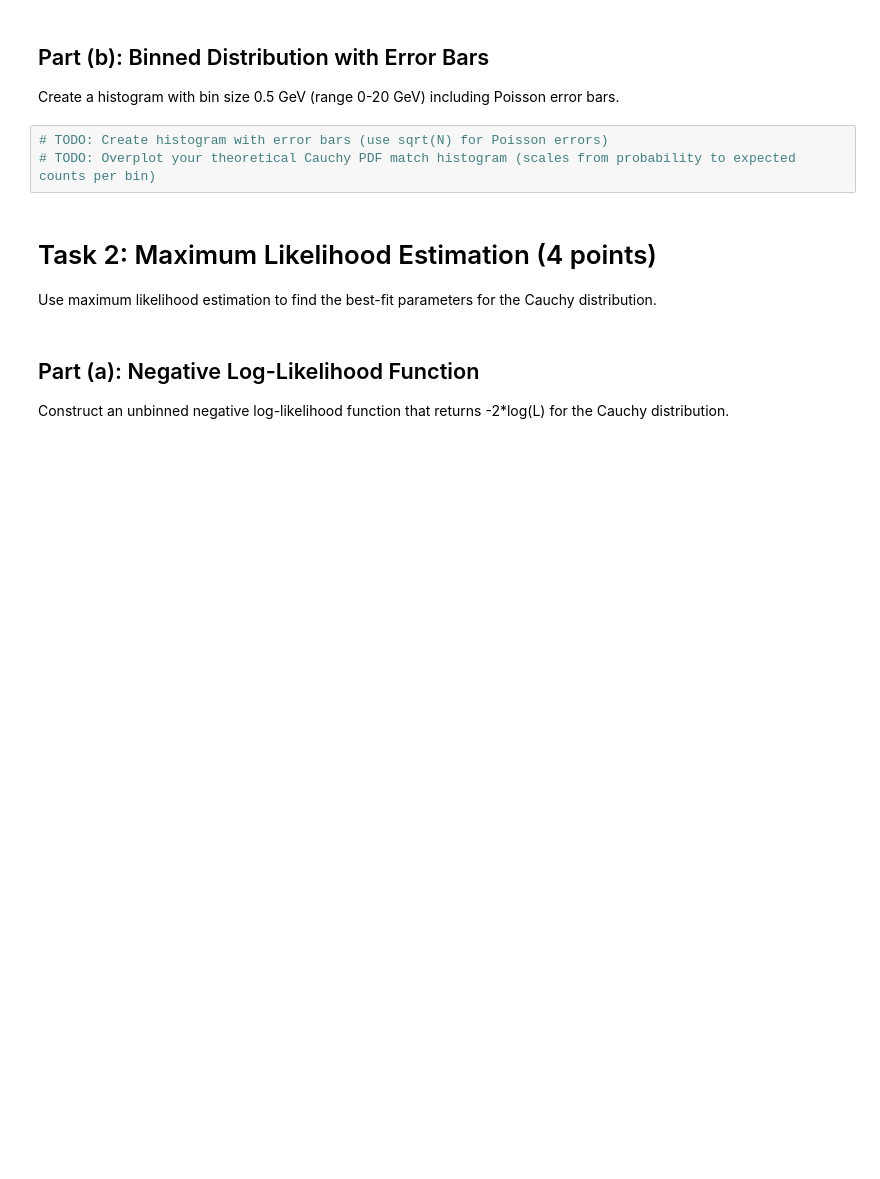
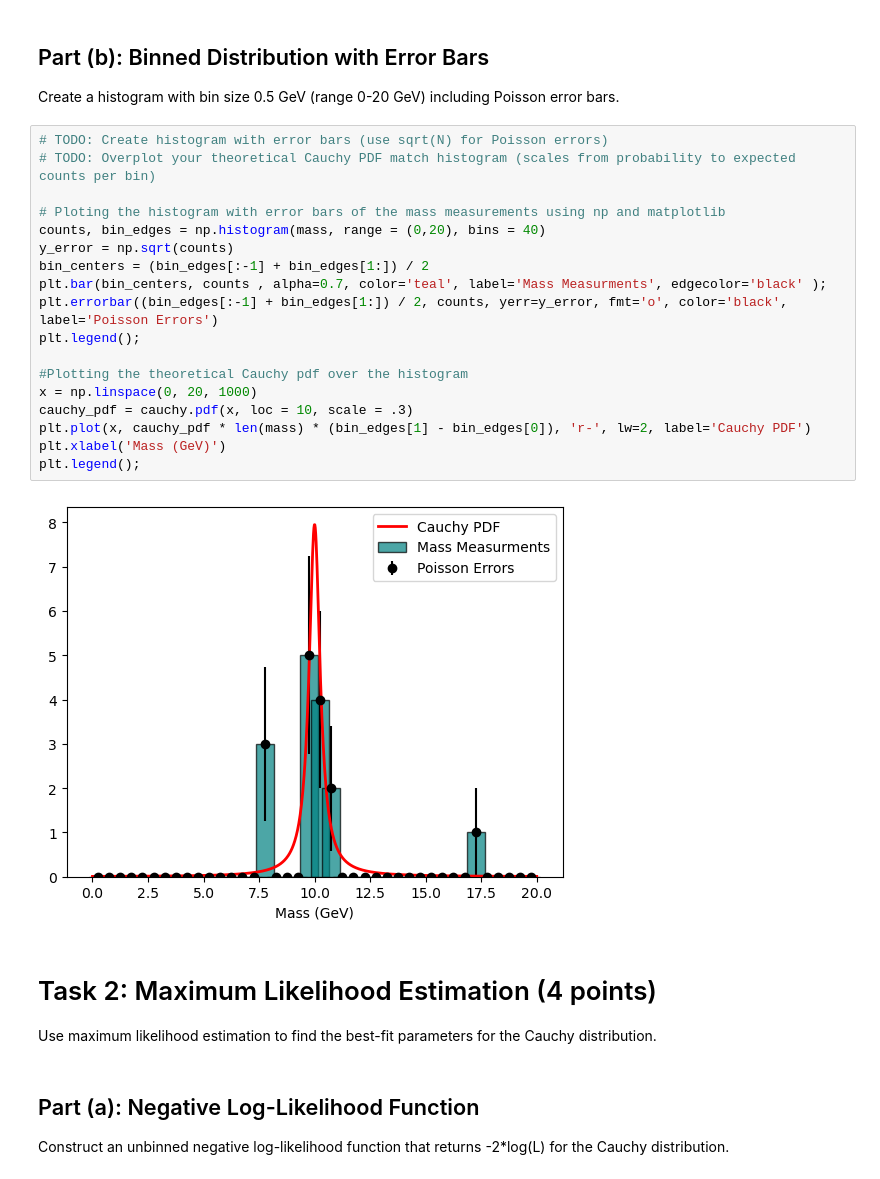
Before and after one commit to leoquintana4/Phys-434, a Jupyter notebook: PHYS 434 Lab 4.ipynb, the cells around one changed output. Drawn from its saved outputs; the diff is of its cells as text; blank space fills up the shorter version.

```diff
--- a/PHYS 434 Lab 4.ipynb
+++ b/PHYS 434 Lab 4.ipynb
@@ -47,6 +58,23 @@ Create a histogram with bin size 0.5 GeV (range 0-20 GeV) including Poisson erro
 # %%
 # TODO: Create histogram with error bars (use sqrt(N) for Poisson errors)
 # TODO: Overplot your theoretical Cauchy PDF match histogram (scales from probability to expected counts per bin)
+
+# Ploting the histogram with error bars of the mass measurements using np and matplotlib
+counts, bin_edges = np.histogram(mass, range = (0,20), bins = 40)
+y_error = np.sqrt(counts)
+bin_centers = (bin_edges[:-1] + bin_edges[1:]) / 2
+plt.bar(bin_centers, counts , alpha=0.7, color='teal', label='Mass Measurments', edgecolor='black' );
+plt.errorbar((bin_edges[:-1] + bin_edges[1:]) / 2, counts, yerr=y_error, fmt='o', color='black', label='Poisson Errors')
+plt.legend();
+
+#Plotting the theoretical Cauchy pdf over the histogram
+x = np.linspace(0, 20, 1000)
+cauchy_pdf = cauchy.pdf(x, loc = 10, scale = .3)
+plt.plot(x, cauchy_pdf * len(mass) * (bin_edges[1] - bin_edges[0]), 'r-', lw=2, label='Cauchy PDF')
+plt.xlabel('Mass (GeV)')
+plt.legend();
+# %% [output]
+[figure, added]
 # %% [markdown]
 # Task 2: Maximum Likelihood Estimation (4 points)
 
```
Also changed, not shown: parts of 10 cells of this notebook, 1 other file.
